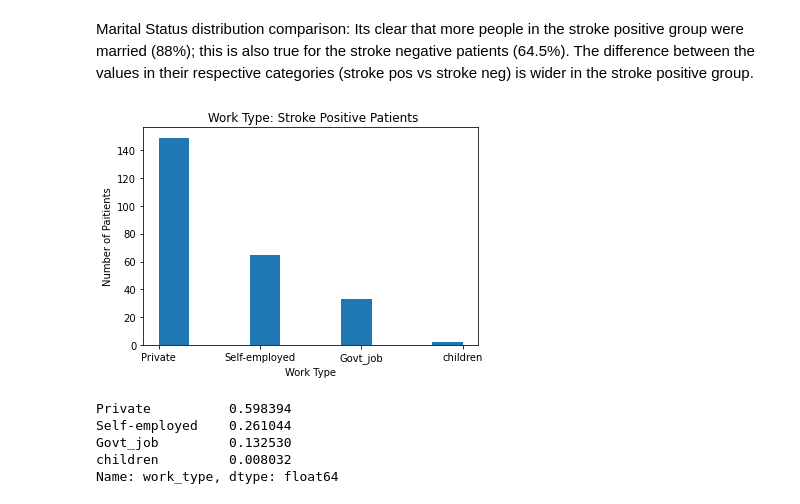
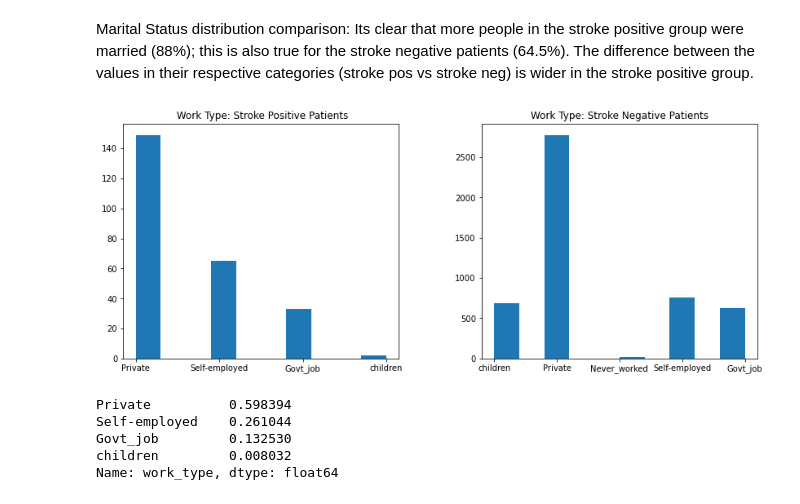
Before and after one commit to juliaechap/Capstone-2, a Jupyter notebook: EDA - Capstone 2 .ipynb, the cells around one changed output. Drawn from its saved outputs; the diff is of its cells as text; code cells hidden in the pictures.

```diff
--- a/EDA - Capstone 2 .ipynb
+++ b/EDA - Capstone 2 .ipynb
@@ -135,18 +134,16 @@ No     0.355482
 Name: ever_married, dtype: float64
 # %% [markdown]
 Marital Status distribution comparison: Its clear that more people in the stroke positive group were married (88%); this is also true for the stroke negative patients (64.5%). The difference between the values in their respective categories (stroke pos vs stroke neg) is wider in the stroke positive group.
-# %%
-_=plt.hist(df_stroke_pos['work_type'])
-plt.title(' Work Type: Stroke Positive Patients')
-plt.xlabel('Work Type')
-plt.ylabel('Number of Paitients')
-plt.show();_=plt.hist(df_stroke_pos['ever_married'])
-plt.title('Marital Status Stroke Positive Patients')
-plt.xlabel('Married?')
-plt.ylabel('Number of Patients')
-plt.show;
-# %% [output]
-[figure, removed]
+# %%
+figs, (ax1,ax2) = plt.subplots(1,2)
+ax1.hist(df_stroke_pos['work_type'])
+ax2.hist(df_stroke_neg['work_type'])
+ax1.set_title(' Work Type: Stroke Positive Patients')
+ax2.set_title('Work Type: Stroke Negative Patients')
+plt.subplots_adjust(left = 0.2, bottom=0.1, right=2.0, top=1.1, wspace=0.3, hspace=0.3)
+plt.show();
+# %% [output]
+[figure, added]
 # %%
 df_stroke_pos['work_type'].value_counts(normalize=True)
 # %% [output]
```
Also changed, not shown: parts of 68 cells of this notebook.
